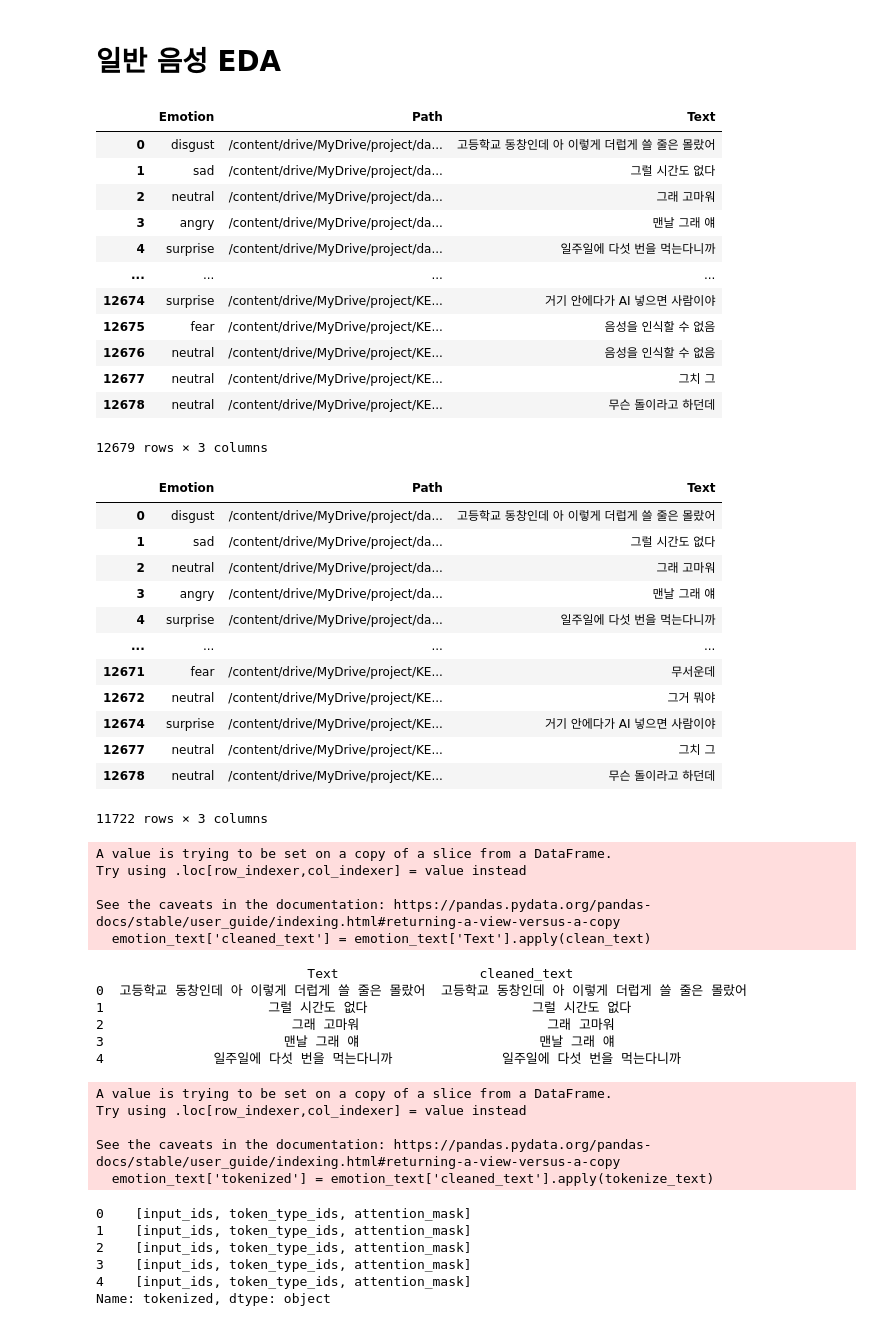
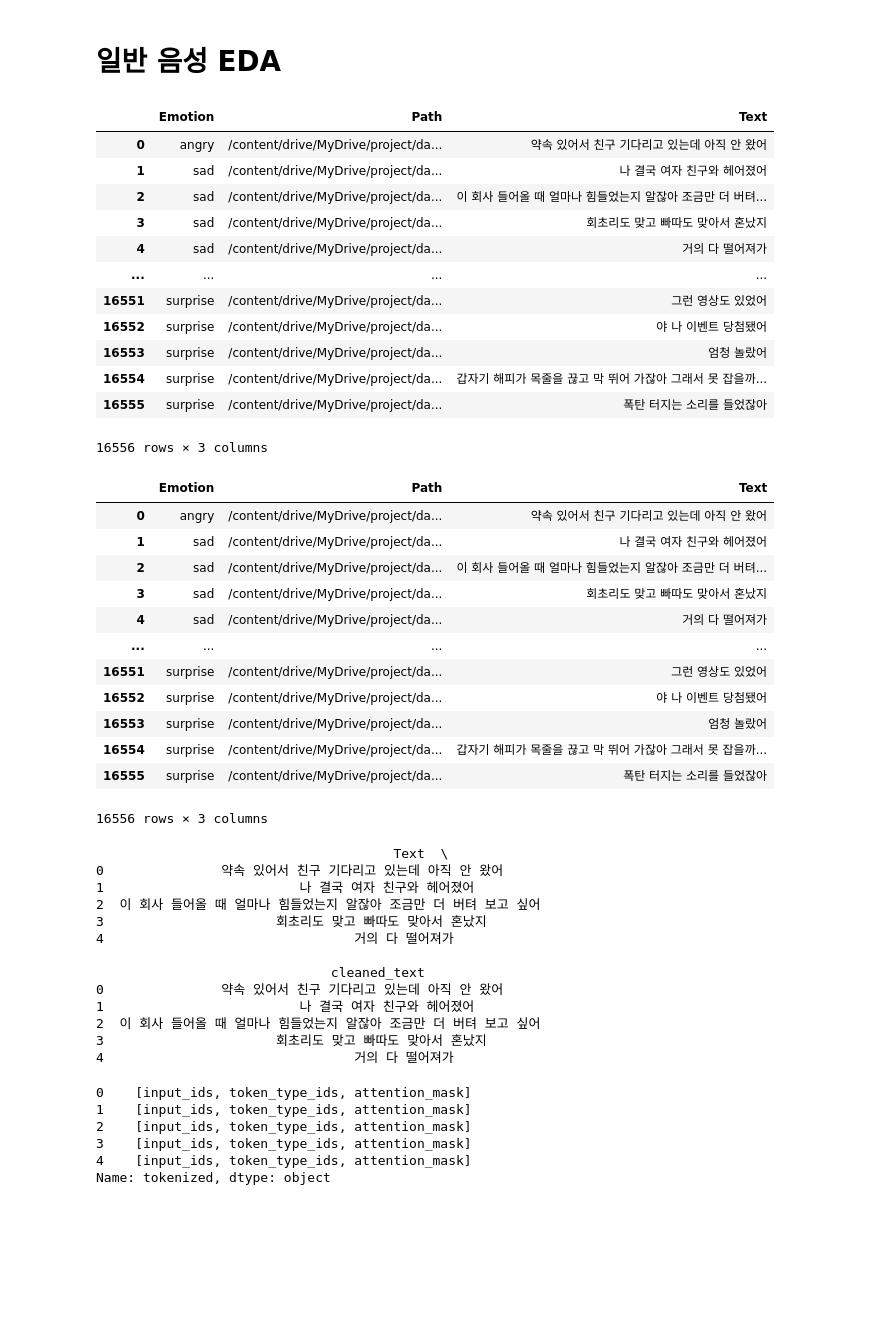
Before and after one commit to Yewon9/Emotion_Recognition_STT, a Jupyter notebook: Data_Preprocessing.ipynb, the cells around one changed output. Saved outputs shown, nothing was run; the diff lists cells and outputs as text; code cells hidden in the pictures; blank space fills up the shorter version.

```diff
--- a/Data_Preprocessing.ipynb
+++ b/Data_Preprocessing.ipynb
@@ -42,39 +47,39 @@ import pandas as pd
 # %% [markdown]
 # 일반 음성 EDA
 # %%
-emotion_text = pd.read_csv('emotion_text_1.csv')
+emotion_text = pd.read_csv('emotion_text_수정.csv')
 emotion_text
 # %% [output]
 |  | Emotion | Path | Text |
-| 0 | disgust | /content/drive/MyDrive/project/da... | 고등학교 동창인데 아 이렇게 더럽게 쓸 줄은 몰랐어 |
-| 1 | sad | /content/drive/MyDrive/project/da... | 그럴 시간도 없다 |
-| 2 | neutral | /content/drive/MyDrive/project/da... | 그래 고마워 |
-| 3 | angry | /content/drive/MyDrive/project/da... | 맨날 그래 얘 |
-| 4 | surprise | /content/drive/MyDrive/project/da... | 일주일에 다섯 번을 먹는다니까 |
+| 0 | angry | /content/drive/MyDrive/project/da... | 약속 있어서 친구 기다리고 있는데 아직 안 왔어 |
+| 1 | sad | /content/drive/MyDrive/project/da... | 나 결국 여자 친구와 헤어졌어 |
+| 2 | sad | /content/drive/MyDrive/project/da... | 이 회사 들어올 때 얼마나 힘들었는지 알잖아 조금만 더 버텨... |
+| 3 | sad | /content/drive/MyDrive/project/da... | 회초리도 맞고 빠따도 맞아서 혼났지 |
+| 4 | sad | /content/drive/MyDrive/project/da... | 거의 다 떨어져가 |
 | ... | ... | ... | ... |
-| 12674 | surprise | /content/drive/MyDrive/project/KE... | 거기 안에다가 AI 넣으면 사람이야 |
-| 12675 | fear | /content/drive/MyDrive/project/KE... | 음성을 인식할 수 없음 |
-| 12676 | neutral | /content/drive/MyDrive/project/KE... | 음성을 인식할 수 없음 |
-| 12677 | neutral | /content/drive/MyDrive/project/KE... | 그치 그 |
-| 12678 | neutral | /content/drive/MyDrive/project/KE... | 무슨 돌이라고 하던데 |
+| 16551 | surprise | /content/drive/MyDrive/project/da... | 그런 영상도 있었어 |
+| 16552 | surprise | /content/drive/MyDrive/project/da... | 야 나 이벤트 당첨됐어 |
+| 16553 | surprise | /content/drive/MyDrive/project/da... | 엄청 놀랐어 |
+| 16554 | surprise | /content/drive/MyDrive/project/da... | 갑자기 해피가 목줄을 끊고 막 뛰어 가잖아 그래서 못 잡을까... |
+| 16555 | surprise | /content/drive/MyDrive/project/da... | 폭탄 터지는 소리를 들었잖아 |
-12679 rows × 3 columns
+16556 rows × 3 columns
 # %%
 emotion_text = emotion_text[~emotion_text['Text'].isin(['음성을 인식할 수 없음', 'STT API 오류'])]
 emotion_text
 # %% [output]
 |  | Emotion | Path | Text |
-| 0 | disgust | /content/drive/MyDrive/project/da... | 고등학교 동창인데 아 이렇게 더럽게 쓸 줄은 몰랐어 |
-| 1 | sad | /content/drive/MyDrive/project/da... | 그럴 시간도 없다 |
-| 2 | neutral | /content/drive/MyDrive/project/da... | 그래 고마워 |
-| 3 | angry | /content/drive/MyDrive/project/da... | 맨날 그래 얘 |
-| 4 | surprise | /content/drive/MyDrive/project/da... | 일주일에 다섯 번을 먹는다니까 |
+| 0 | angry | /content/drive/MyDrive/project/da... | 약속 있어서 친구 기다리고 있는데 아직 안 왔어 |
+| 1 | sad | /content/drive/MyDrive/project/da... | 나 결국 여자 친구와 헤어졌어 |
+| 2 | sad | /content/drive/MyDrive/project/da... | 이 회사 들어올 때 얼마나 힘들었는지 알잖아 조금만 더 버텨... |
+| 3 | sad | /content/drive/MyDrive/project/da... | 회초리도 맞고 빠따도 맞아서 혼났지 |
+| 4 | sad | /content/drive/MyDrive/project/da... | 거의 다 떨어져가 |
 | ... | ... | ... | ... |
-| 12671 | fear | /content/drive/MyDrive/project/KE... | 무서운데 |
-| 12672 | neutral | /content/drive/MyDrive/project/KE... | 그거 뭐야 |
-| 12674 | surprise | /content/drive/MyDrive/project/KE... | 거기 안에다가 AI 넣으면 사람이야 |
-| 12677 | neutral | /content/drive/MyDrive/project/KE... | 그치 그 |
-| 12678 | neutral | /content/drive/MyDrive/project/KE... | 무슨 돌이라고 하던데 |
+| 16551 | surprise | /content/drive/MyDrive/project/da... | 그런 영상도 있었어 |
+| 16552 | surprise | /content/drive/MyDrive/project/da... | 야 나 이벤트 당첨됐어 |
+| 16553 | surprise | /content/drive/MyDrive/project/da... | 엄청 놀랐어 |
+| 16554 | surprise | /content/drive/MyDrive/project/da... | 갑자기 해피가 목줄을 끊고 막 뛰어 가잖아 그래서 못 잡을까... |
+| 16555 | surprise | /content/drive/MyDrive/project/da... | 폭탄 터지는 소리를 들었잖아 |
-11722 rows × 3 columns
+16556 rows × 3 columns
 # %%
 def clean_text(text):
     text = text.lower()
@@ -82,32 +87,27 @@ def clean_text(text):
     return text
 # %%
 emotion_text['cleaned_text'] = emotion_text['Text'].apply(clean_text)
-# %% [output]
-A value is trying to be set on a copy of a slice from a DataFrame.
-Try using .loc[row_indexer,col_indexer] = value instead
-
-See the caveats in the documentation: https://pandas.pydata.org/pandas-docs/stable/user_guide/indexing.html#returning-a-view-versus-a-copy
-  emotion_text['cleaned_text'] = emotion_text['Text'].apply(clean_text)
 # %%
 print(emotion_text[['Text', 'cleaned_text']].head())
 # %% [output]
-                           Text                  cleaned_text
-0  고등학교 동창인데 아 이렇게 더럽게 쓸 줄은 몰랐어  고등학교 동창인데 아 이렇게 더럽게 쓸 줄은 몰랐어
-1                     그럴 시간도 없다                     그럴 시간도 없다
-2                        그래 고마워                        그래 고마워
-3                       맨날 그래 얘                       맨날 그래 얘
-4              일주일에 다섯 번을 먹는다니까              일주일에 다섯 번을 먹는다니까
+                                      Text  \
+0               약속 있어서 친구 기다리고 있는데 아직 안 왔어
+1                         나 결국 여자 친구와 헤어졌어
+2  이 회사 들어올 때 얼마나 힘들었는지 알잖아 조금만 더 버텨 보고 싶어
+3                      회초리도 맞고 빠따도 맞아서 혼났지
+4                                거의 다 떨어져가
+
+                              cleaned_text
+0               약속 있어서 친구 기다리고 있는데 아직 안 왔어
+1                         나 결국 여자 친구와 헤어졌어
+2  이 회사 들어올 때 얼마나 힘들었는지 알잖아 조금만 더 버텨 보고 싶어
+3                      회초리도 맞고 빠따도 맞아서 혼났지
+4                                거의 다 떨어져가
 # %%
 def tokenize_text(text):
     return tokenizer(text, padding='max_length', truncation=True, max_length=128, return_tensors="pt")
 # %%
 emotion_text['tokenized'] = emotion_text['cleaned_text'].apply(tokenize_text)
-# %% [output]
-A value is trying to be set on a copy of a slice from a DataFrame.
-Try using .loc[row_indexer,col_indexer] = value instead
-
-See the caveats in the documentation: https://pandas.pydata.org/pandas-docs/stable/user_guide/indexing.html#returning-a-view-versus-a-copy
-  emotion_text['tokenized'] = emotion_text['cleaned_text'].apply(tokenize_text)
 # %%
 print(emotion_text['tokenized'].head())
 # %% [output]
```
Also changed, not shown: parts of 1 cell of this notebook.
